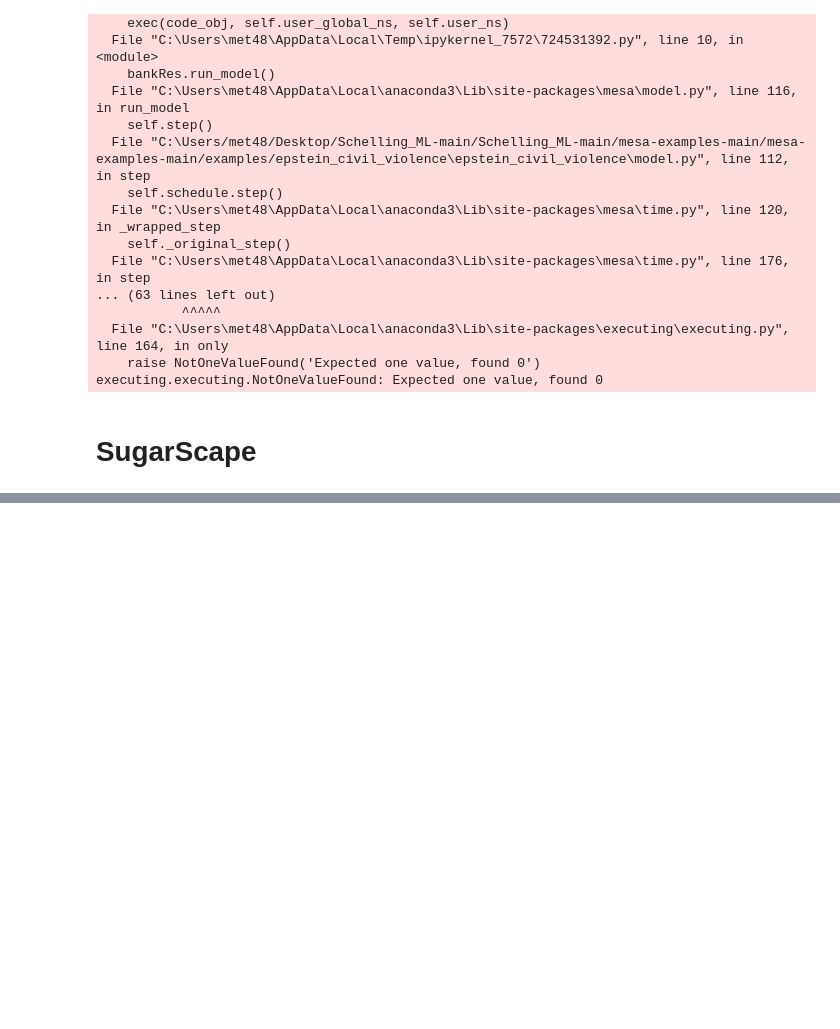
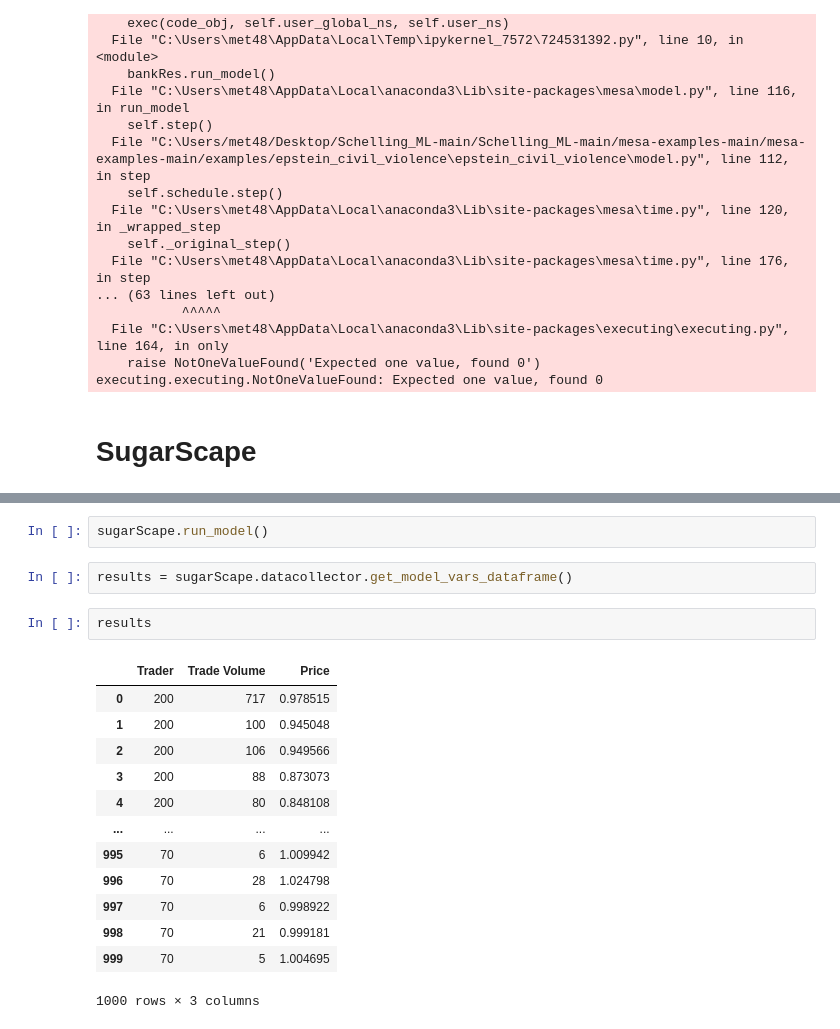
Before and after one commit to MariaElise-T/TS-Clustering, a Jupyter notebook: ABM_Data_Gen.ipynb, the cells around one changed output, grey strips where cells are left out. Cells and saved outputs as stored; diff of their text form; blank space fills up the shorter version.

```diff
--- a/ABM_Data_Gen.ipynb
+++ b/ABM_Data_Gen.ipynb
@@ -148,0 +157,20 @@ ValueError: too many values to unpack (expected 2)
+# %%
+sugarScape.run_model()
+# %%
+results = sugarScape.datacollector.get_model_vars_dataframe()
+# %%
+results
+# %% [output]
+|  | Trader | Trade Volume | Price |
+| 0 | 200 | 717 | 0.978515 |
+| 1 | 200 | 100 | 0.945048 |
+| 2 | 200 | 106 | 0.949566 |
+| 3 | 200 | 88 | 0.873073 |
+| 4 | 200 | 80 | 0.848108 |
+| ... | ... | ... | ... |
+| 995 | 70 | 6 | 1.009942 |
+| 996 | 70 | 28 | 1.024798 |
+| 997 | 70 | 6 | 0.998922 |
+| 998 | 70 | 21 | 0.999181 |
+| 999 | 70 | 5 | 1.004695 |
+1000 rows × 3 columns
```
Also changed, not shown: parts of 3 cells of this notebook, 8 other files.
